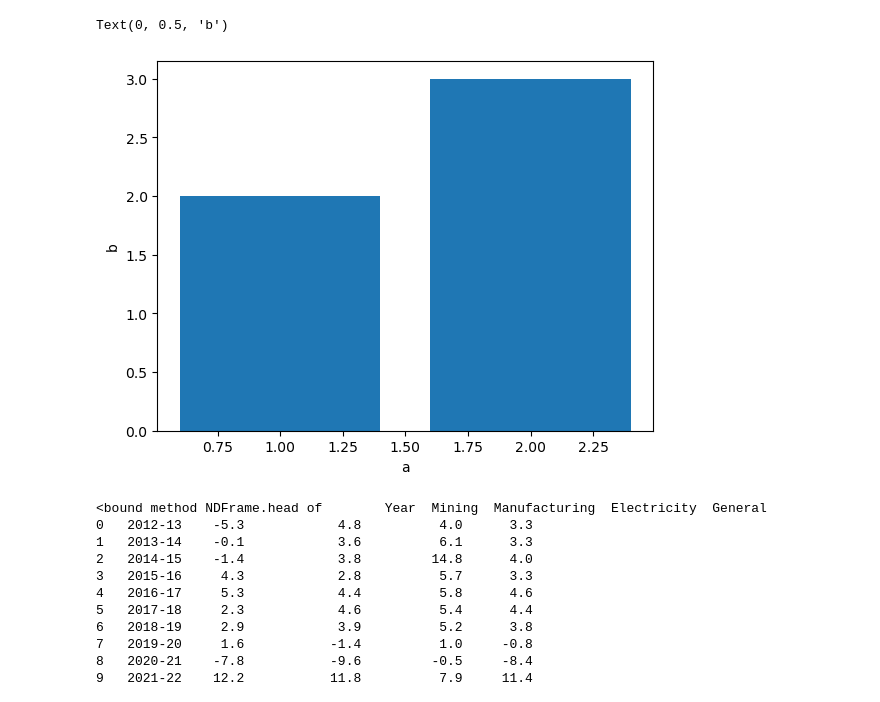
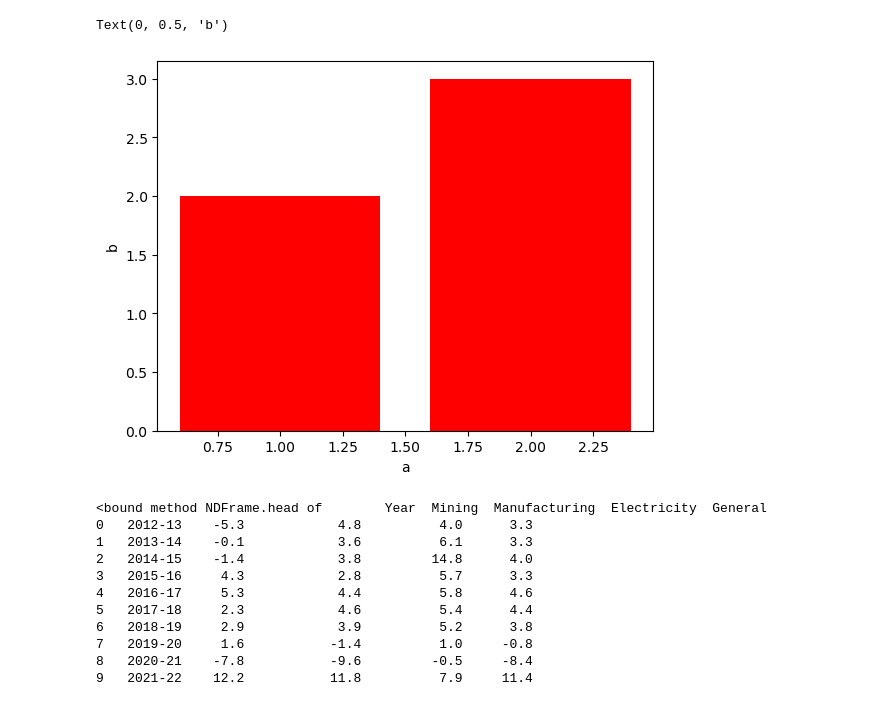
Before and after one commit to Artamta/DSP_dEMO, a Jupyter notebook: Asgn-plotting/plotting.ipynb, the cells around one changed output. Drawn from its saved outputs; the diff is of its cells as text; code cells hidden in the pictures.

```diff
--- a/Asgn-plotting/plotting.ipynb
+++ b/Asgn-plotting/plotting.ipynb
@@ -1,14 +1,14 @@
 # %%
 import matplotlib.pyplot as plt
 import numpy as np
 x=[1,2]
 y=[2,3]
-fig = plt.bar(x,y)
+fig = plt.bar(x,y,color="r")
 plt.xlabel("a")
 plt.ylabel("b")
 # %% [output]
 Text(0, 0.5, 'b')
-[figure, old version]
+[figure, new version]
 # %%
 import pandas as pd
 
```
Also changed, not shown: parts of 1 cell of this notebook, 6 other files.
